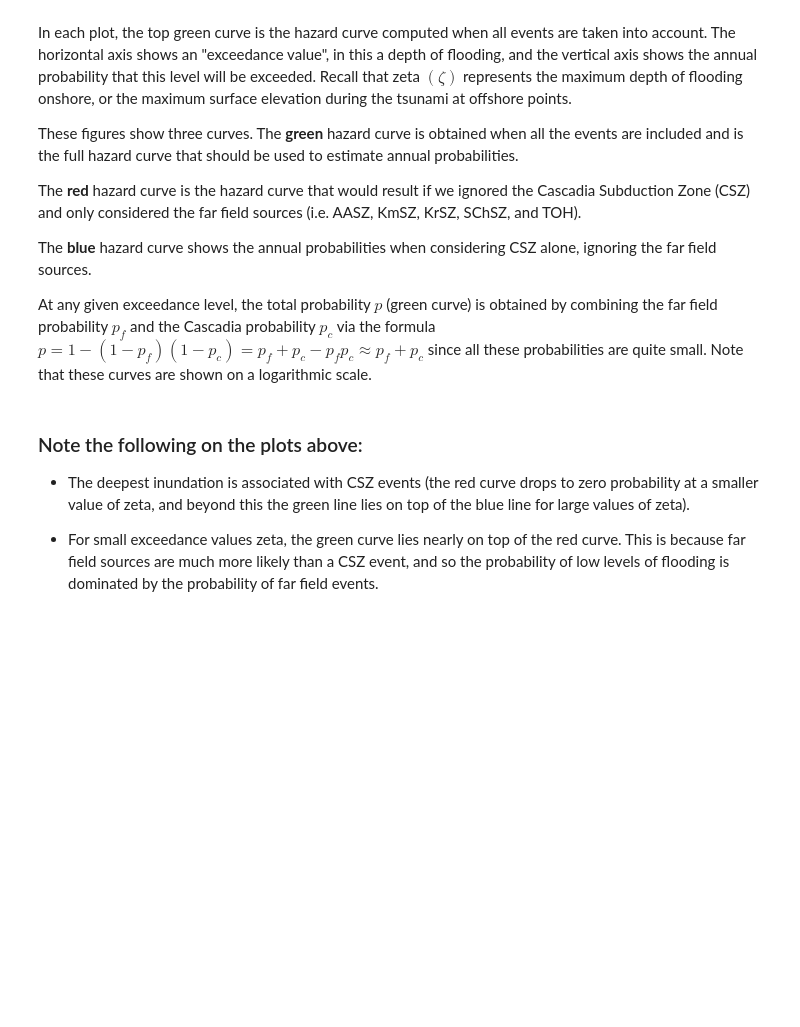
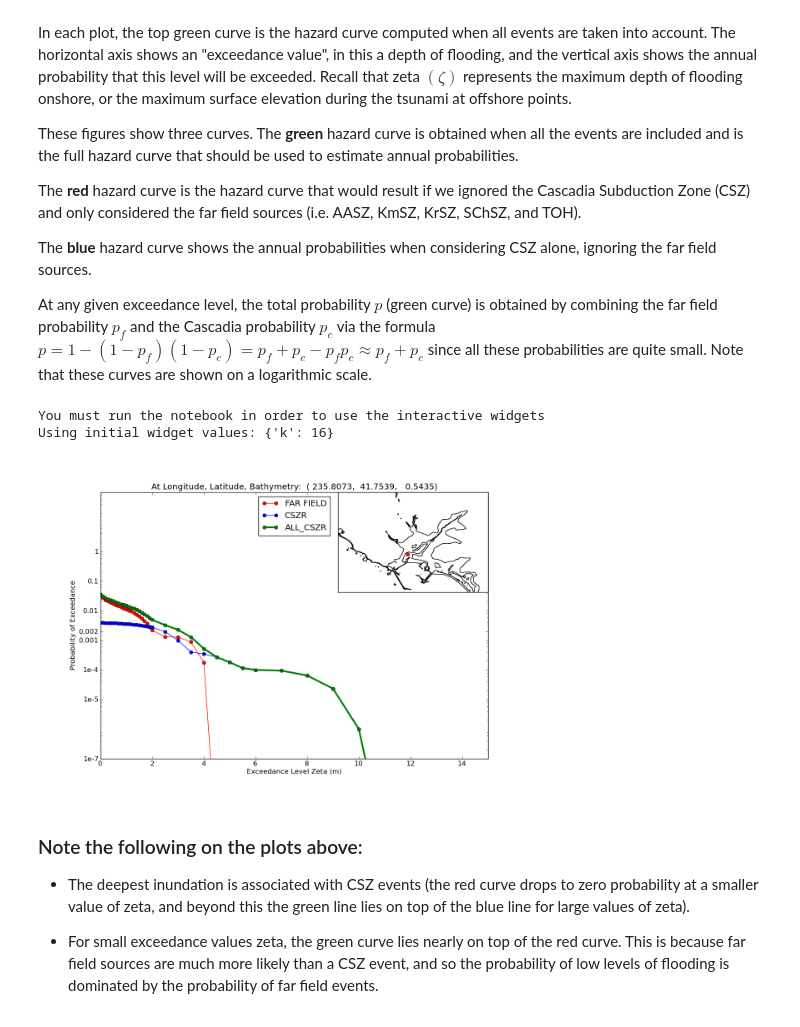
Before and after one commit to rjleveque/ptha_rog, a Jupyter notebook: Hazard_Curves.ipynb, the cells around one changed output. Drawn from its saved outputs; the diff is of its cells as text; code cells hidden in the pictures; blank space fills up the shorter version.

Commit message:
added interact.py to make static widget versions

```diff
--- a/Hazard_Curves.ipynb
+++ b/Hazard_Curves.ipynb
@@ -179,8 +188,12 @@ At any given exceedance level, the total probability $p$ (green curve) is obtain
 # %%
 def show_hc(k):
     display(Image(HM.hc_split_plots[k],width=500))
 
-interact(show_hc,k=widgets.IntSlider(min=0,max=len(HM.hc_split_plots)-1,value=0));
+interact(show_hc,k=widgets.IntSlider(min=0,max=len(HM.hc_split_plots)-1,value=16));
+# %% [output]
+You must run the notebook in order to use the interactive widgets
+Using initial widget values: {'k': 16}
+[figure, added]
 # %% [markdown]
 ### Note the following on the plots above:
 
```
Also changed, not shown: parts of 4 cells of this notebook, 3 other files.
